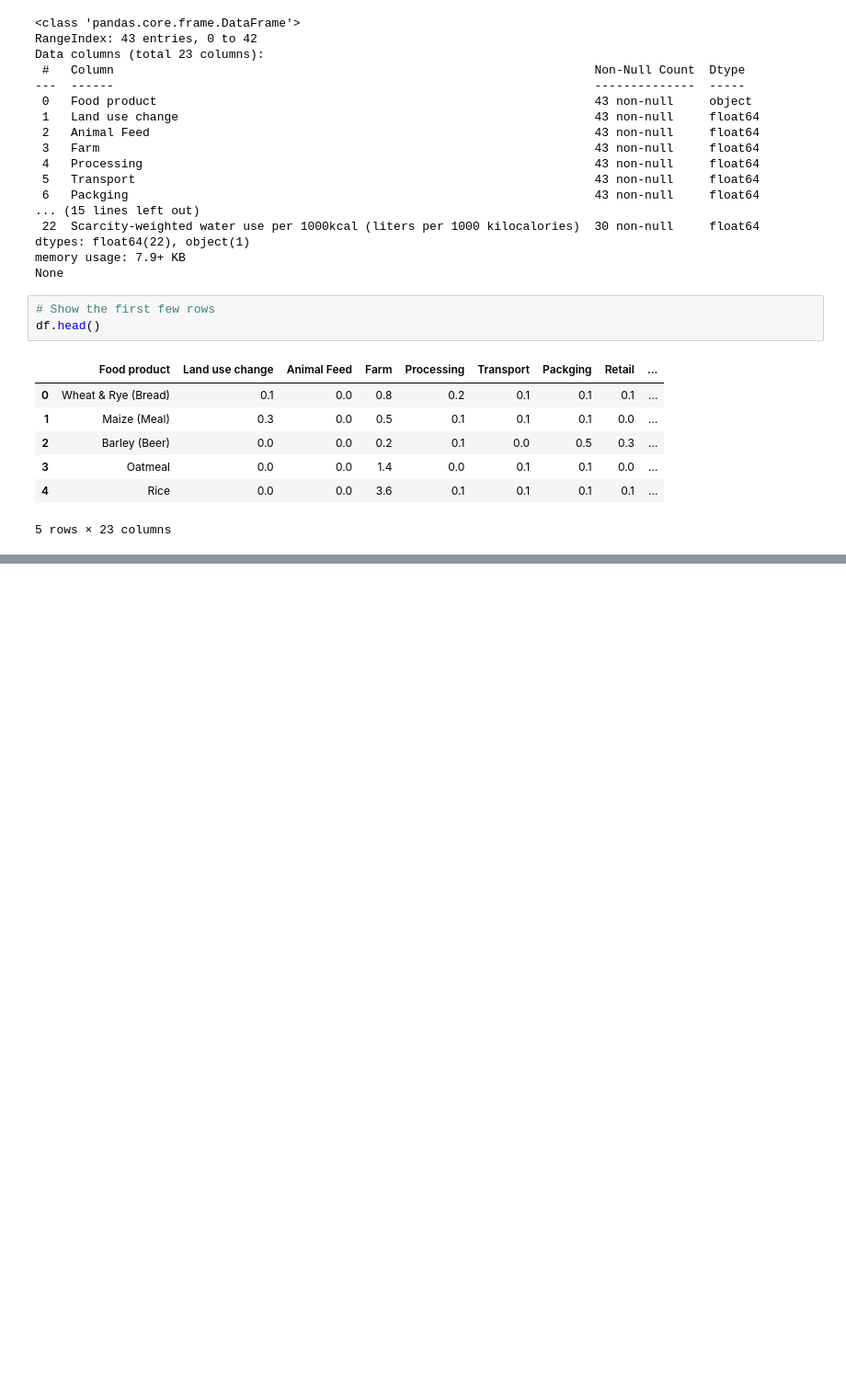
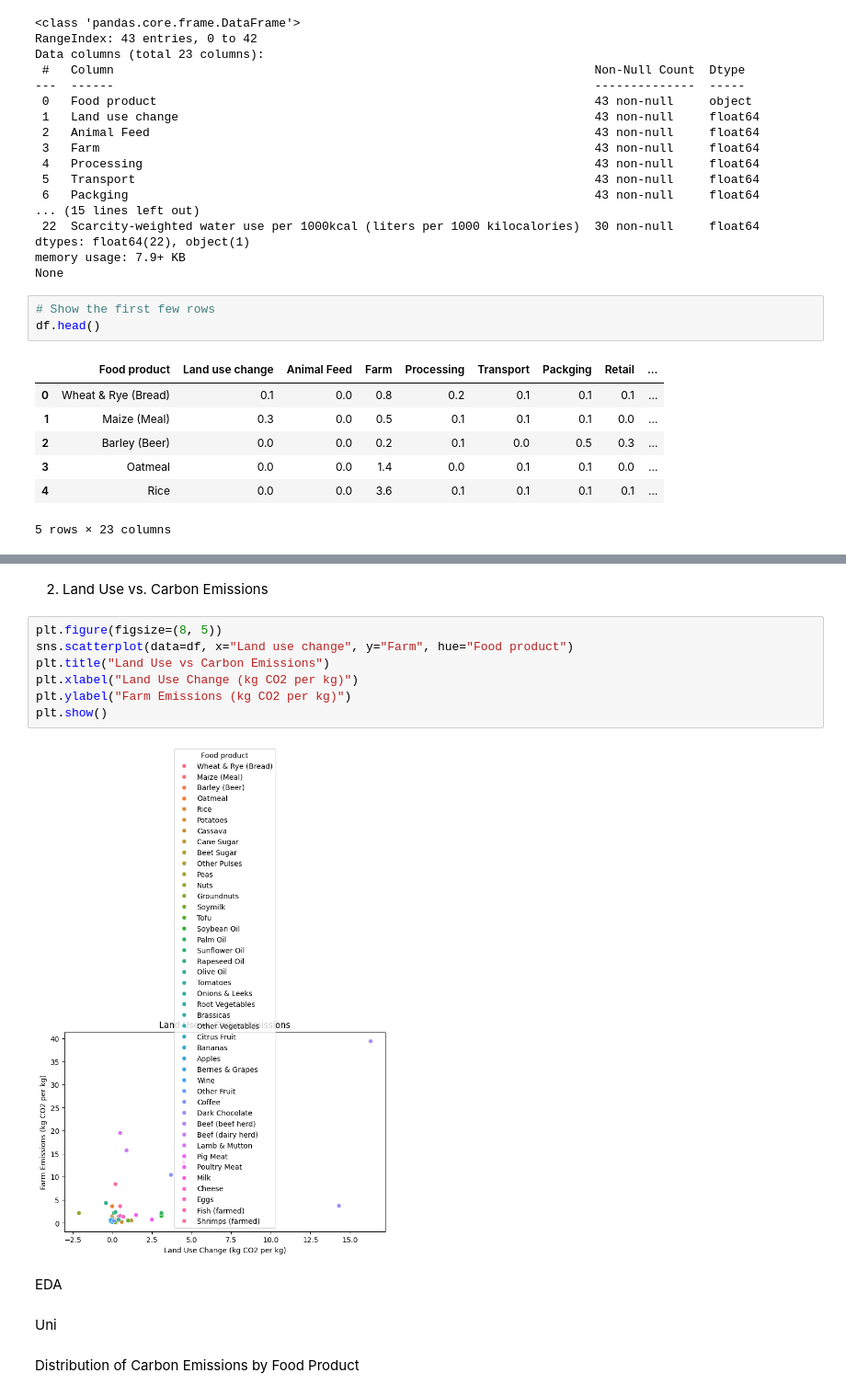
Before and after one commit to Victor-Osei/Environmental-Impact-of-Food-Production-Analysis, a Jupyter notebook: fpa.ipynb, the cells around one changed output, grey strips where cells are left out. Shown at 92% size. Drawn from its saved outputs; the diff is of its cells as text; blank space fills up the shorter version.

```diff
--- a/fpa.ipynb
+++ b/fpa.ipynb
@@ -53,0 +115,17 @@ df.head()
+# %% [markdown]
+2. Land Use vs. Carbon Emissions
+# %%
+plt.figure(figsize=(8, 5))
+sns.scatterplot(data=df, x="Land use change", y="Farm", hue="Food product")
+plt.title("Land Use vs Carbon Emissions")
+plt.xlabel("Land Use Change (kg CO2 per kg)")
+plt.ylabel("Farm Emissions (kg CO2 per kg)")
+plt.show()
+# %% [output]
+[figure, added]
+# %% [markdown]
+EDA
+# %% [markdown]
+Uni
+# %% [markdown]
+Distribution of Carbon Emissions by Food Product
```
Also changed, not shown: parts of 10 cells of this notebook.
